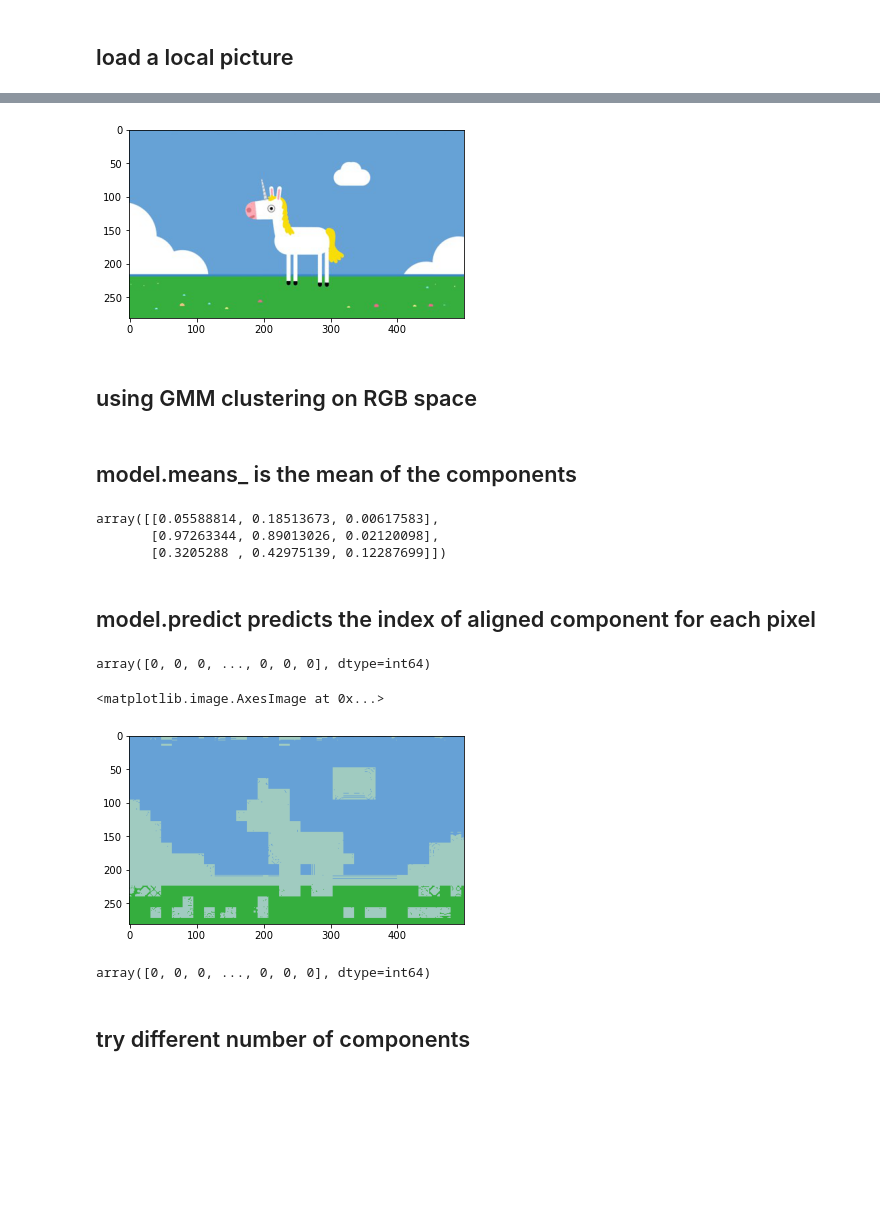
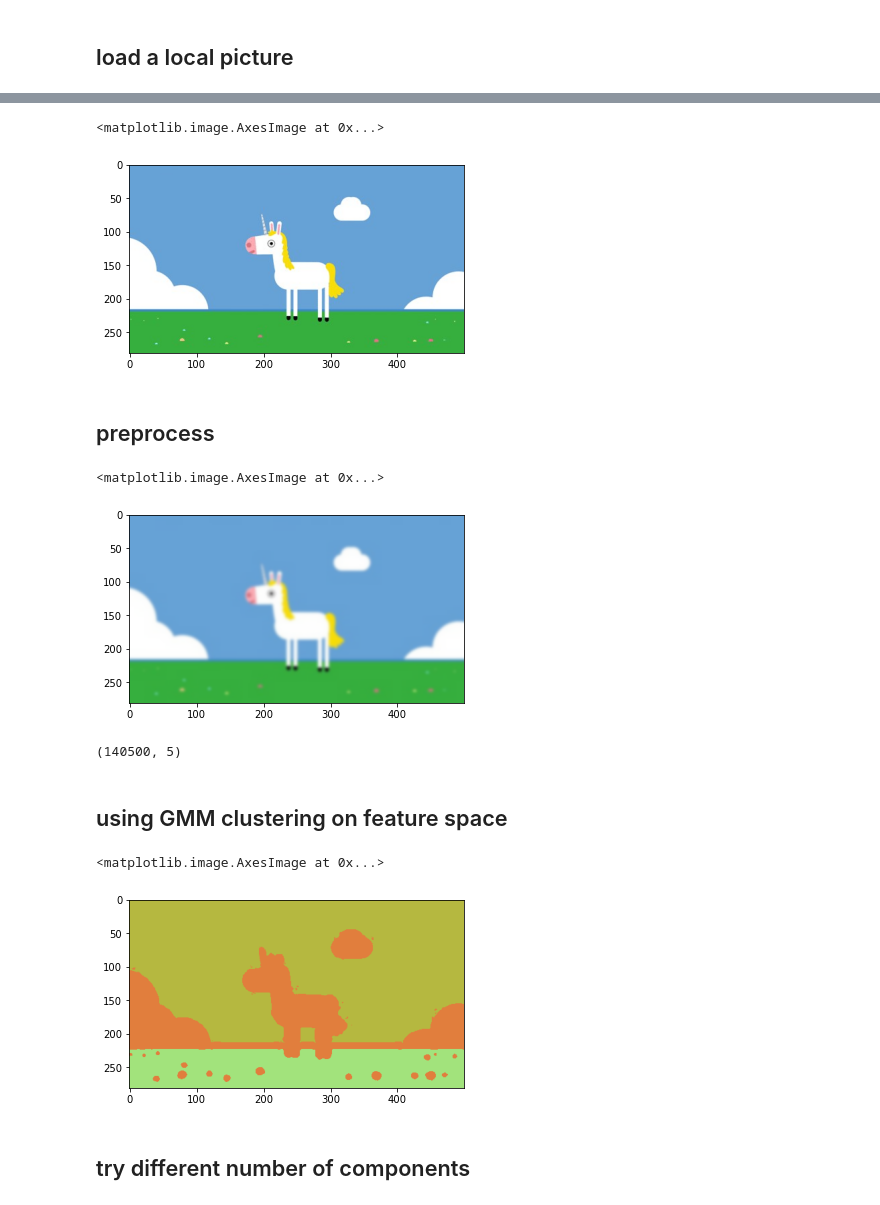
Before and after one commit to Xxxxhx/EM-image-seg, a Jupyter notebook: segmentation.ipynb, the cells around one changed output, grey strips where cells are left out. Drawn from its saved outputs; the diff is of its cells as text; code cells hidden in the pictures; blank space fills up the shorter version.

```diff
--- a/segmentation.ipynb
+++ b/segmentation.ipynb
@@ -4,19 +8,33 @@
 from matplotlib.image import imread
 import matplotlib.pyplot as plt
 import os
+from scipy.ndimage import gaussian_filter
+from extractFeature import *
 
 PROJECT_ROOT_DIR = '.'
-filename = 'ladybug.png'
+filename = 'unicorn.jpg'
 images_path = os.path.join(PROJECT_ROOT_DIR, "images")
 image = imread(os.path.join(images_path, filename))
 
 image.shape
 
 plt.imshow(image)
-
-# reshape to rgb array: [r][g][b]
-X = image.reshape(-1, 3)
 # %% [output]
+<matplotlib.image.AxesImage at 0x...>
 [figure]
+# %% [markdown]
+## preprocess
+# %%
+sigma = 2
+filtered_img = gaussian_filter(image, sigma=(sigma, sigma,0))
+plt.imshow(filtered_img)
+# %% [output]
+<matplotlib.image.AxesImage at 0x...>
+[figure, added]
+# %%
+feature = norm_and_extract_features(filtered_img, rgb_weight= 0.7)
+feature.shape
+# %% [output]
+(140500, 5)
 # %% [markdown]
-## using GMM clustering on RGB space
+## using GMM clustering on feature space
@@ -29,29 +41,19 @@ r_pred = gs.predict(X)
-# %% [markdown]
-## model.means_ is the mean of the components
-# %%
-gs.means_
-# %% [output]
-array([[0.05588814, 0.18513673, 0.00617583],
-       [0.97263344, 0.89013026, 0.02120098],
-       [0.3205288 , 0.42975139, 0.12287699]])
-# %% [markdown]
-## model.predict predicts the index of aligned component for each pixel
-# %%
-r_pred
-# %% [output]
-array([0, 0, 0, ..., 0, 0, 0], dtype=int64)
-# %%
-pic = gs.means_[r_pred]
-pic = pic.reshape(image.shape)
-plt.imshow(pic)
-# %% [output]
-<matplotlib.image.AxesImage at 0x...>
-[figure, removed]
-# %%
-pred_idx = gs.predict(X)
-pred_idx
-# %% [output]
-array([0, 0, 0, ..., 0, 0, 0], dtype=int64)
+# %%
+k = 3 # number of segmentations.
+
+from sklearn.mixture import GaussianMixture
+
+random_label_color = np.random.randint(256,size=(k,3))
+gs = GaussianMixture(n_components=k, random_state=42).fit(feature)
+# model.predict predicts the index of aligned component for each pixel
+r_pred = gs.predict(feature)
+# model.means_ is the mean of the components
+pic = random_label_color[r_pred]
+pic = pic.reshape(image.shape)
+plt.imshow(pic)
+# %% [output]
+<matplotlib.image.AxesImage at 0x...>
+[figure, added]
 # %% [markdown]
 ## try different number of components
 # %%
```
Also changed, not shown: parts of 3 cells of this notebook, 2 other files.
